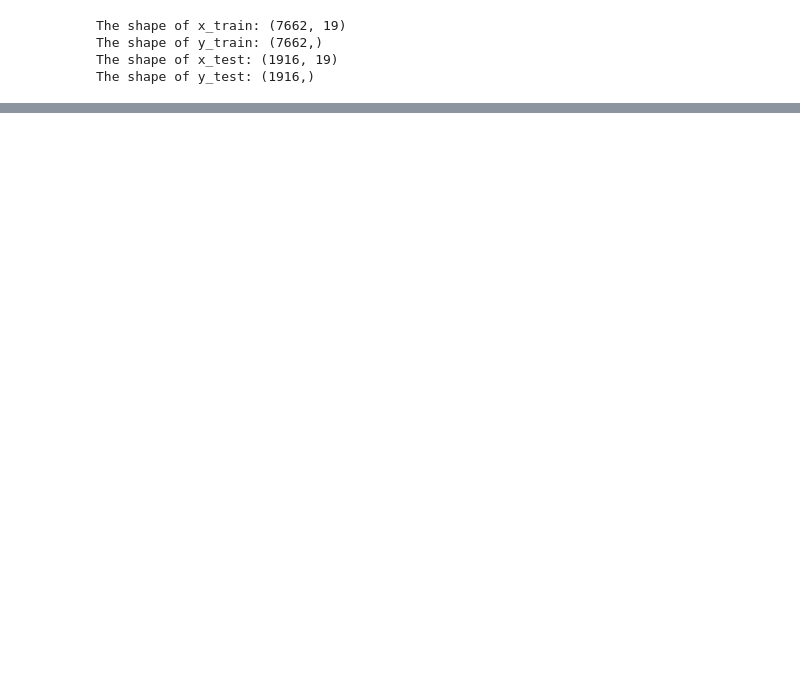
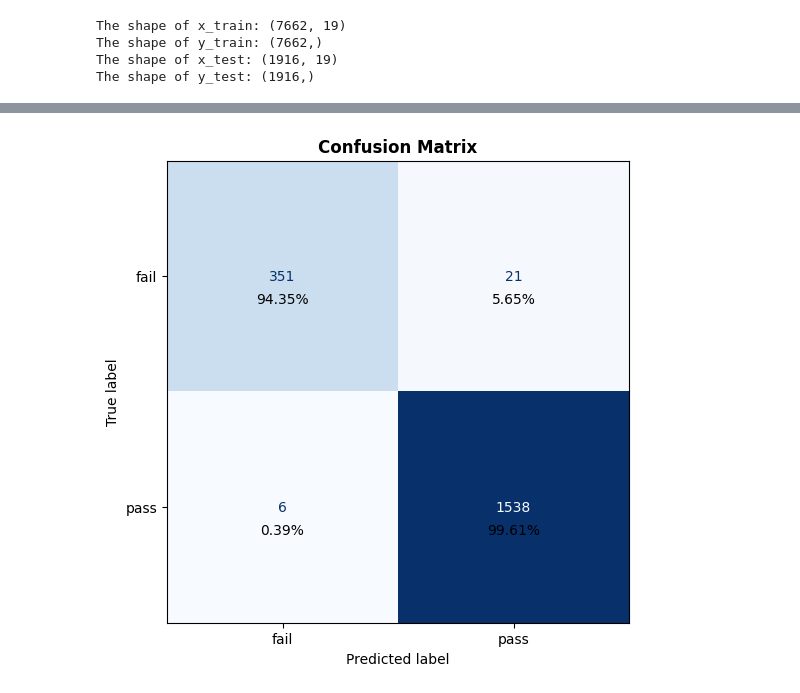
Before and after one commit to quantumudit/Lending-Approval-Predictor, a Jupyter notebook: notebooks/02_model_experiments.ipynb, the cells around one changed output, grey strips where cells are left out. Drawn from its saved outputs; the diff is of its cells as text; code cells hidden in the pictures; blank space fills up the shorter version.

```diff
--- a/notebooks/02_model_experiments.ipynb
+++ b/notebooks/02_model_experiments.ipynb
@@ -250,0 +227,31 @@ ValueError: too many values to unpack (expected 2)
+# %%
+# Calculate confusion matrix values
+cm = confusion_matrix(y_test, y_test_pred)
+cm_pct = confusion_matrix(y_test, y_test_pred, normalize="true")
+
+
+# Confusion matrix display objects
+disp = ConfusionMatrixDisplay(confusion_matrix=cm,
+                              display_labels=["fail","pass"])
+
+
+# Create the figure object and axis
+fig = plt.figure(figsize=(8, 6))
+ax = fig.add_subplot()
+
+# Plot confusion matrix on the axis
+disp.plot(ax=ax, cmap="Blues", colorbar=False)
+
+# Annotate confusion matrix with percentages
+for i in range(cm.shape[0]):
+    for j in range(cm.shape[1]):
+        ax.text(j, i+0.1, '{:.2%}'.format(cm_pct[i, j]),
+                ha='center', va='center')
+
+# Plot customization
+ax.set_title("Confusion Matrix", fontdict={'weight':'bold'})
+
+# Show plot
+plt.show()
+# %% [output]
+[figure, added]
```
Also changed, not shown: parts of 31 cells of this notebook, 4 other files.
